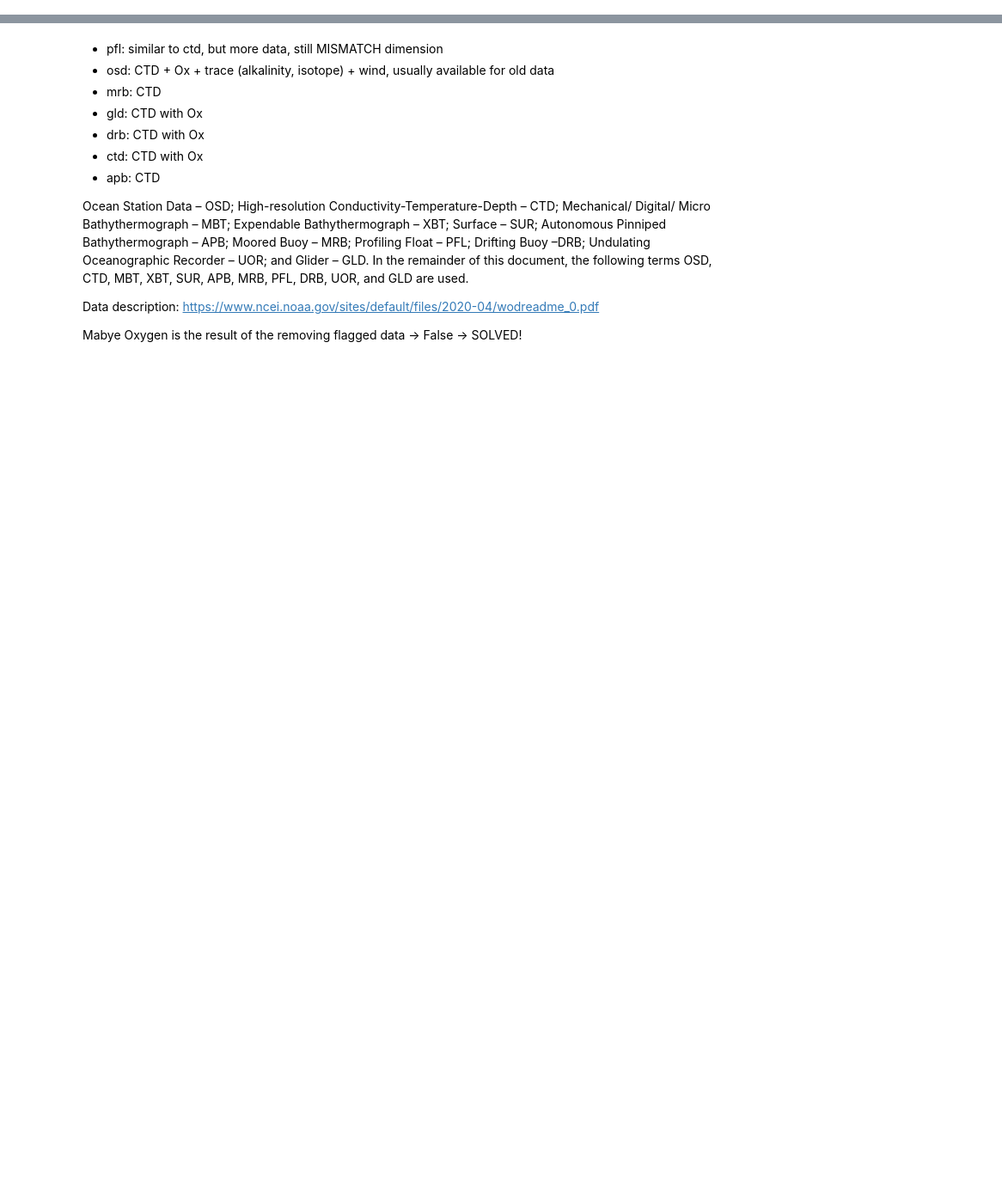
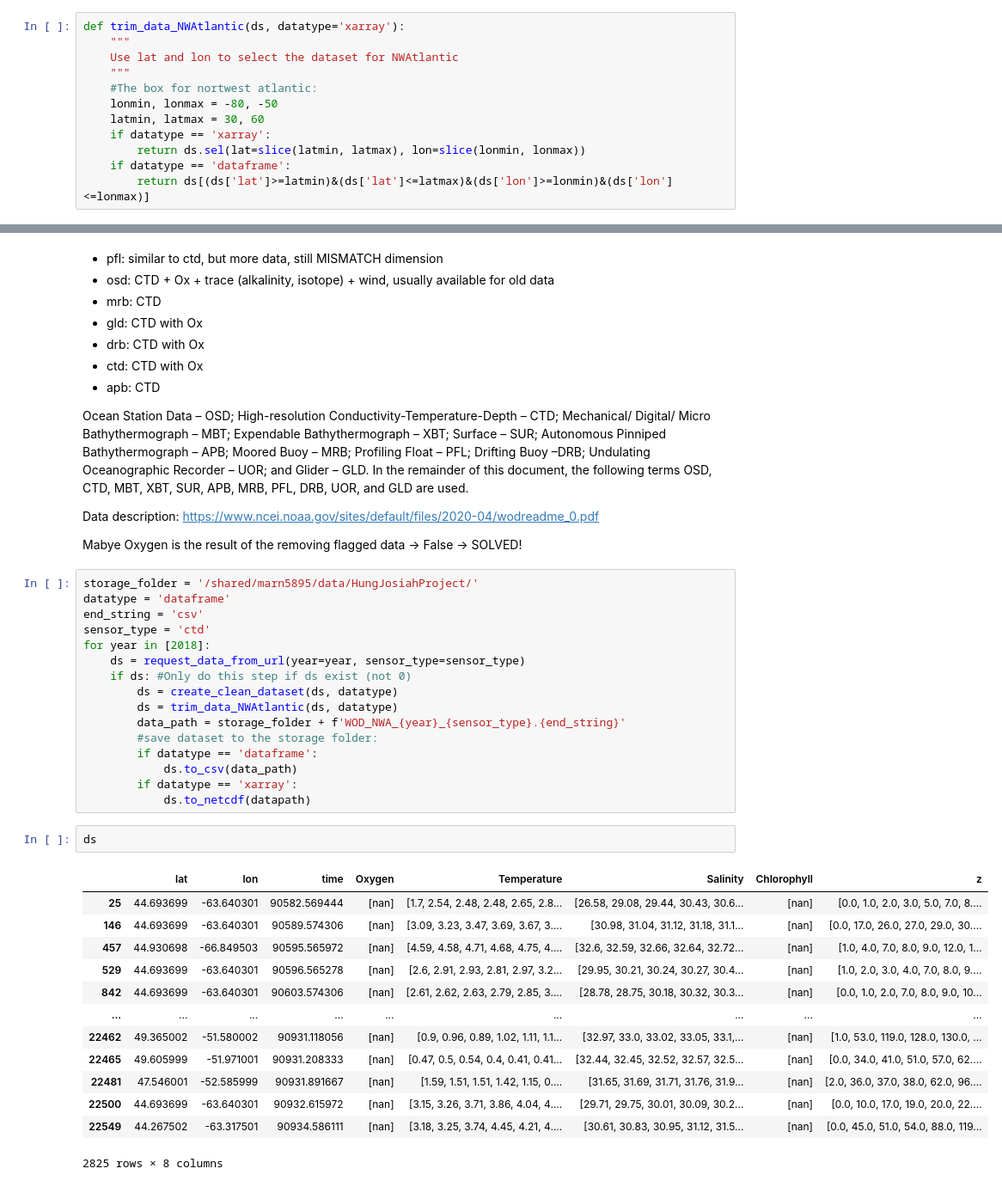
Before and after one commit to jgrzywacz42/marn5895_project, a Jupyter notebook: API_NCEI.ipynb, the cells around one changed output, grey strips where cells are left out. Shown: that part at 86% size. Cells and saved outputs as stored; diff of their text form; blank space fills up the shorter version.

```diff
--- a/API_NCEI.ipynb
+++ b/API_NCEI.ipynb
@@ -144,3 +192,15 @@ array([ nan,  nan,  nan,  nan,  nan,  nan,  nan, 558., 627.,  nan])
+# %%
+def trim_data_NWAtlantic(ds, datatype='xarray'):
+    """
+    Use lat and lon to select the dataset for NWAtlantic
+    """
+    #The box for nortwest atlantic:
+    lonmin, lonmax = -80, -50
+    latmin, latmax = 30, 60
+    if datatype == 'xarray':
+        return ds.sel(lat=slice(latmin, latmax), lon=slice(lonmin, lonmax))
+    if datatype == 'dataframe':
+        return ds[(ds['lat']>=latmin)&(ds['lat']<=latmax)&(ds['lon']>=lonmin)&(ds['lon']<=lonmax)]
 # %% [markdown]
 ## Test the rewrite:
 IT WORKED!
@@ -206,3 +263,35 @@ GLD are used.
 Data description: https://www.ncei.noaa.gov/sites/default/files/2020-04/wodreadme_0.pdf
 
 Mabye Oxygen is the result of the removing flagged data -> False -> SOLVED!
+# %%
+storage_folder = '/shared/marn5895/data/HungJosiahProject/'
+datatype = 'dataframe'
+end_string = 'csv'
+sensor_type = 'ctd'
+for year in [2018]:
+    ds = request_data_from_url(year=year, sensor_type=sensor_type)
+    if ds: #Only do this step if ds exist (not 0)
+        ds = create_clean_dataset(ds, datatype)
+        ds = trim_data_NWAtlantic(ds, datatype)
+        data_path = storage_folder + f'WOD_NWA_{year}_{sensor_type}.{end_string}'
+        #save dataset to the storage folder:
+        if datatype == 'dataframe':
+            ds.to_csv(data_path)
+        if datatype == 'xarray':
+            ds.to_netcdf(datapath)
+# %%
+ds
+# %% [output]
+|  | lat | lon | time | Oxygen | Temperature | Salinity | Chlorophyll | z |
+| 25 | 44.693699 | -63.640301 | 90582.569444 | [nan] | [1.7, 2.54, 2.48, 2.48, 2.65, 2.8... | [26.58, 29.08, 29.44, 30.43, 30.6... | [nan] | [0.0, 1.0, 2.0, 3.0, 5.0, 7.0, 8.... |
+| 146 | 44.693699 | -63.640301 | 90589.574306 | [nan] | [3.09, 3.23, 3.47, 3.69, 3.67, 3.... | [30.98, 31.04, 31.12, 31.18, 31.1... | [nan] | [0.0, 17.0, 26.0, 27.0, 29.0, 30.... |
+| 457 | 44.930698 | -66.849503 | 90595.565972 | [nan] | [4.59, 4.58, 4.71, 4.68, 4.75, 4.... | [32.6, 32.59, 32.66, 32.64, 32.72... | [nan] | [1.0, 4.0, 7.0, 8.0, 9.0, 12.0, 1... |
+| 529 | 44.693699 | -63.640301 | 90596.565278 | [nan] | [2.6, 2.91, 2.93, 2.81, 2.97, 3.2... | [29.95, 30.21, 30.24, 30.27, 30.4... | [nan] | [1.0, 2.0, 3.0, 4.0, 7.0, 8.0, 9.... |
+| 842 | 44.693699 | -63.640301 | 90603.574306 | [nan] | [2.61, 2.62, 2.63, 2.79, 2.85, 3.... | [28.78, 28.75, 30.18, 30.32, 30.3... | [nan] | [0.0, 1.0, 2.0, 7.0, 8.0, 9.0, 10... |
+| ... | ... | ... | ... | ... | ... | ... | ... | ... |
+| 22462 | 49.365002 | -51.580002 | 90931.118056 | [nan] | [0.9, 0.96, 0.89, 1.02, 1.11, 1.1... | [32.97, 33.0, 33.02, 33.05, 33.1,... | [nan] | [1.0, 53.0, 119.0, 128.0, 130.0, ... |
+| 22465 | 49.605999 | -51.971001 | 90931.208333 | [nan] | [0.47, 0.5, 0.54, 0.4, 0.41, 0.41... | [32.44, 32.45, 32.52, 32.57, 32.5... | [nan] | [0.0, 34.0, 41.0, 51.0, 57.0, 62.... |
+| 22481 | 47.546001 | -52.585999 | 90931.891667 | [nan] | [1.59, 1.51, 1.51, 1.42, 1.15, 0.... | [31.65, 31.69, 31.71, 31.76, 31.9... | [nan] | [2.0, 36.0, 37.0, 38.0, 62.0, 96.... |
+| 22500 | 44.693699 | -63.640301 | 90932.615972 | [nan] | [3.15, 3.26, 3.71, 3.86, 4.04, 4.... | [29.71, 29.75, 30.01, 30.09, 30.2... | [nan] | [0.0, 10.0, 17.0, 19.0, 20.0, 22.... |
+| 22549 | 44.267502 | -63.317501 | 90934.586111 | [nan] | [3.18, 3.25, 3.74, 4.45, 4.21, 4.... | [30.61, 30.83, 30.95, 31.12, 31.5... | [nan] | [0.0, 45.0, 51.0, 54.0, 88.0, 119... |
+2825 rows × 8 columns
```
Also changed, not shown: parts of 11 cells of this notebook.
